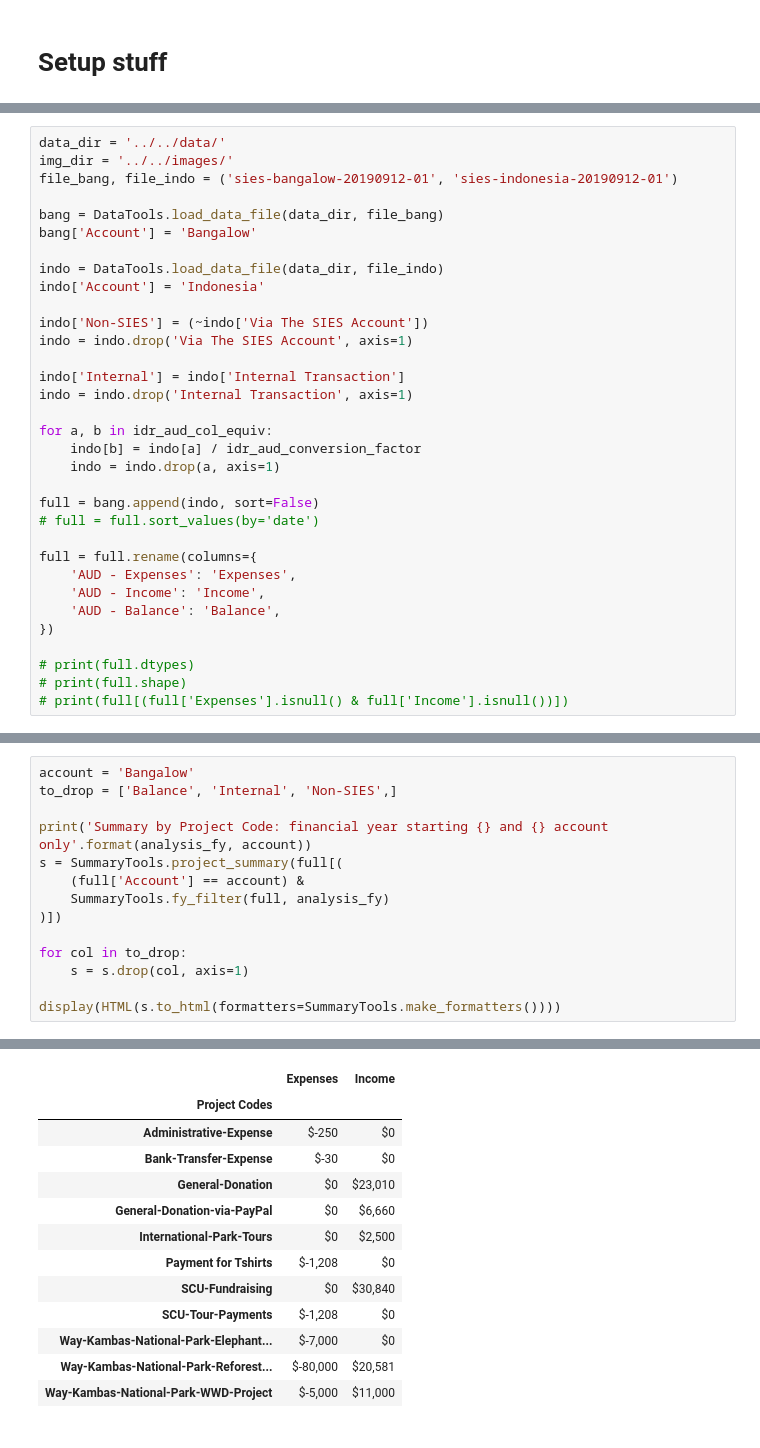
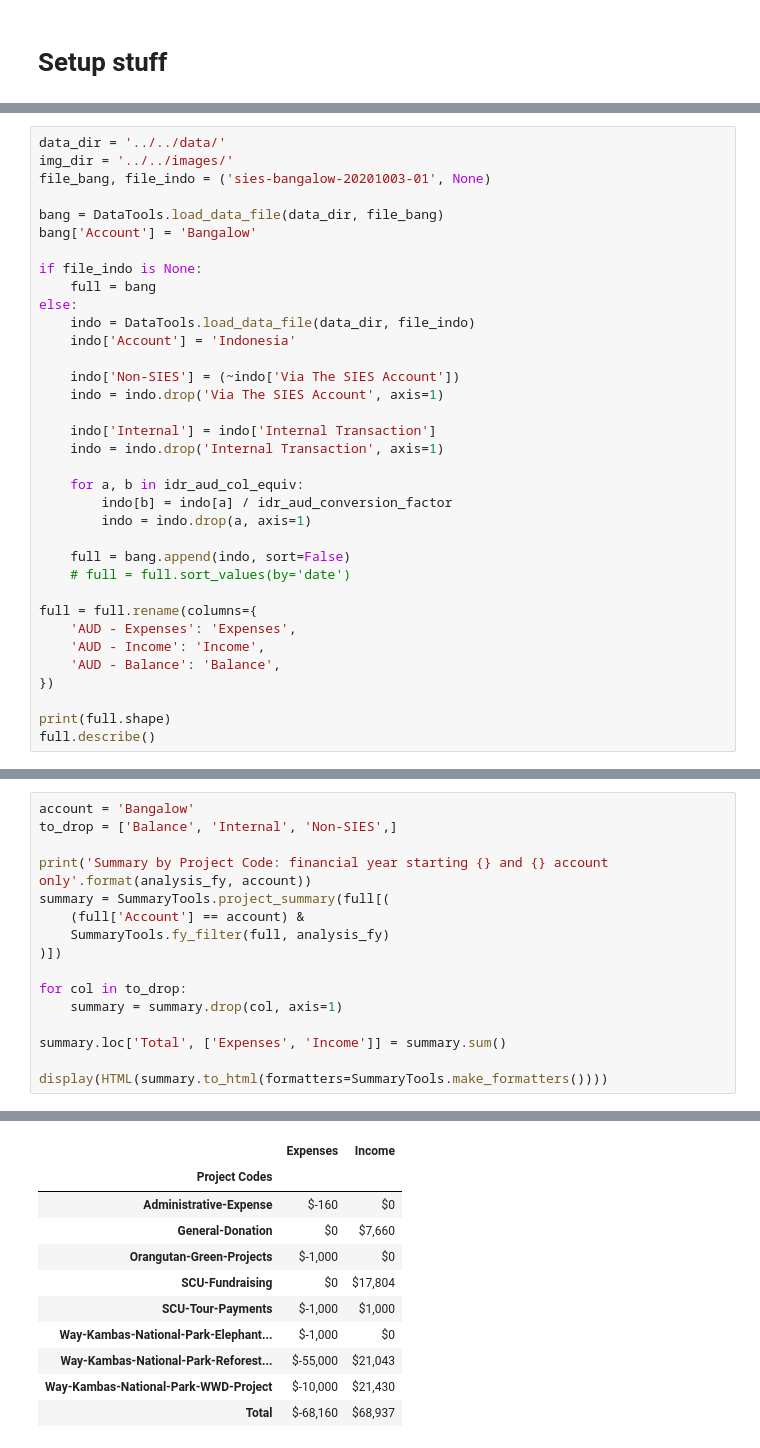
Before and after one commit to cooperoelrichs/Treasurer, a Jupyter notebook: notebooks/reporting.ipynb, the cells around one changed output, grey strips where cells are left out. Drawn from its saved outputs; the diff is of its cells as text.

```diff
--- a/notebooks/reporting.ipynb
+++ b/notebooks/reporting.ipynb
@@ -26,26 +32,29 @@ analysis_fy_str = 'FY {}-{}'.format(analysis_fy-2000, analysis_fy-1999)
 # %%
 data_dir = '../../data/'
 img_dir = '../../images/'
-file_bang, file_indo = ('sies-bangalow-20190912-01', 'sies-indonesia-20190912-01')
+file_bang, file_indo = ('sies-bangalow-20201003-01', None)
 
 bang = DataTools.load_data_file(data_dir, file_bang)
 bang['Account'] = 'Bangalow'
 
-indo = DataTools.load_data_file(data_dir, file_indo)
-indo['Account'] = 'Indonesia'
+if file_indo is None:
+    full = bang
+else:
+    indo = DataTools.load_data_file(data_dir, file_indo)
+    indo['Account'] = 'Indonesia'
 
-indo['Non-SIES'] = (~indo['Via The SIES Account'])
-indo = indo.drop('Via The SIES Account', axis=1)
+    indo['Non-SIES'] = (~indo['Via The SIES Account'])
+    indo = indo.drop('Via The SIES Account', axis=1)
 
-indo['Internal'] = indo['Internal Transaction']
-indo = indo.drop('Internal Transaction', axis=1)
+    indo['Internal'] = indo['Internal Transaction']
+    indo = indo.drop('Internal Transaction', axis=1)
 
-for a, b in idr_aud_col_equiv:
-    indo[b] = indo[a] / idr_aud_conversion_factor
-    indo = indo.drop(a, axis=1)
+    for a, b in idr_aud_col_equiv:
+        indo[b] = indo[a] / idr_aud_conversion_factor
+        indo = indo.drop(a, axis=1)
 
-full = bang.append(indo, sort=False)
-# full = full.sort_values(by='date')
+    full = bang.append(indo, sort=False)
+    # full = full.sort_values(by='date')
 
 full = full.rename(columns={
     'AUD - Expenses': 'Expenses',
@@ -53,6 +62,5 @@ full = full.rename(columns={
     'AUD - Balance': 'Balance',
 })
 
-# print(full.dtypes)
-# print(full.shape)
-# print(full[(full['Expenses'].isnull() & full['Income'].isnull())])
+print(full.shape)
+full.describe()
@@ -224,13 +279,15 @@ account = 'Bangalow'
 to_drop = ['Balance', 'Internal', 'Non-SIES',]
 
 print('Summary by Project Code: financial year starting {} and {} account only'.format(analysis_fy, account))
-s = SummaryTools.project_summary(full[(
+summary = SummaryTools.project_summary(full[(
     (full['Account'] == account) &
     SummaryTools.fy_filter(full, analysis_fy)
 )])
 
 for col in to_drop:
-    s = s.drop(col, axis=1)
+    summary = summary.drop(col, axis=1)
 
-display(HTML(s.to_html(formatters=SummaryTools.make_formatters())))
+summary.loc['Total', ['Expenses', 'Income']] = summary.sum()
+
+display(HTML(summary.to_html(formatters=SummaryTools.make_formatters())))
 # %% [output]
@@ -238,16 +295,14 @@ Summary by Project Code: financial year starting 2018 and Bangalow account only
 |  | Expenses | Income |
 | Project Codes |  |  |
-| Administrative-Expense | $-250 | $0 |
-| Bank-Transfer-Expense | $-30 | $0 |
-| General-Donation | $0 | $23,010 |
-| General-Donation-via-PayPal | $0 | $6,660 |
-| International-Park-Tours | $0 | $2,500 |
-| Payment for Tshirts | $-1,208 | $0 |
-| SCU-Fundraising | $0 | $30,840 |
-| SCU-Tour-Payments | $-1,208 | $0 |
-| Way-Kambas-National-Park-Elephant... | $-7,000 | $0 |
-| Way-Kambas-National-Park-Reforest... | $-80,000 | $20,581 |
-| Way-Kambas-National-Park-WWD-Project | $-5,000 | $11,000 |
+| Administrative-Expense | $-160 | $0 |
+| General-Donation | $0 | $7,660 |
+| Orangutan-Green-Projects | $-1,000 | $0 |
+| SCU-Fundraising | $0 | $17,804 |
+| SCU-Tour-Payments | $-1,000 | $1,000 |
+| Way-Kambas-National-Park-Elephant... | $-1,000 | $0 |
+| Way-Kambas-National-Park-Reforest... | $-55,000 | $21,043 |
+| Way-Kambas-National-Park-WWD-Project | $-10,000 | $21,430 |
+| Total | $-68,160 | $68,937 |
 # %%
 to_drop = ['Balance', 'Internal', 'Non-SIES',]
 
```
Also changed, not shown: parts of 9 cells of this notebook, 1 other file.
